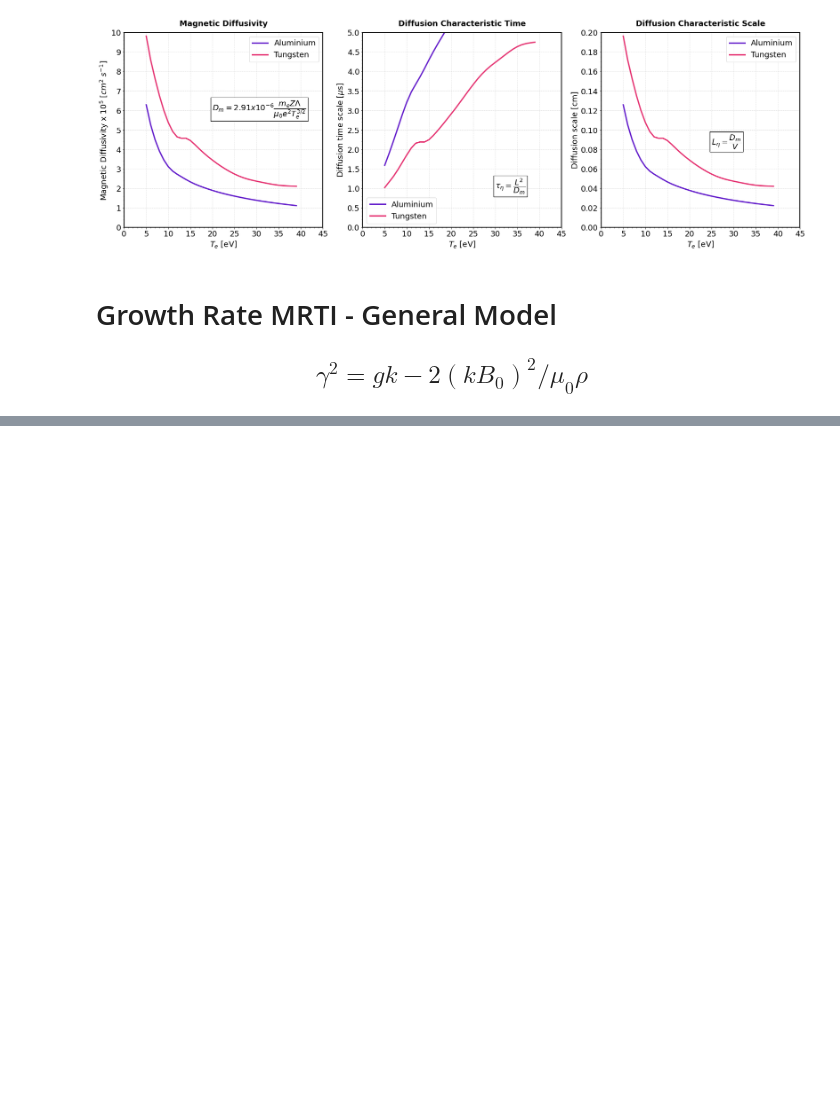
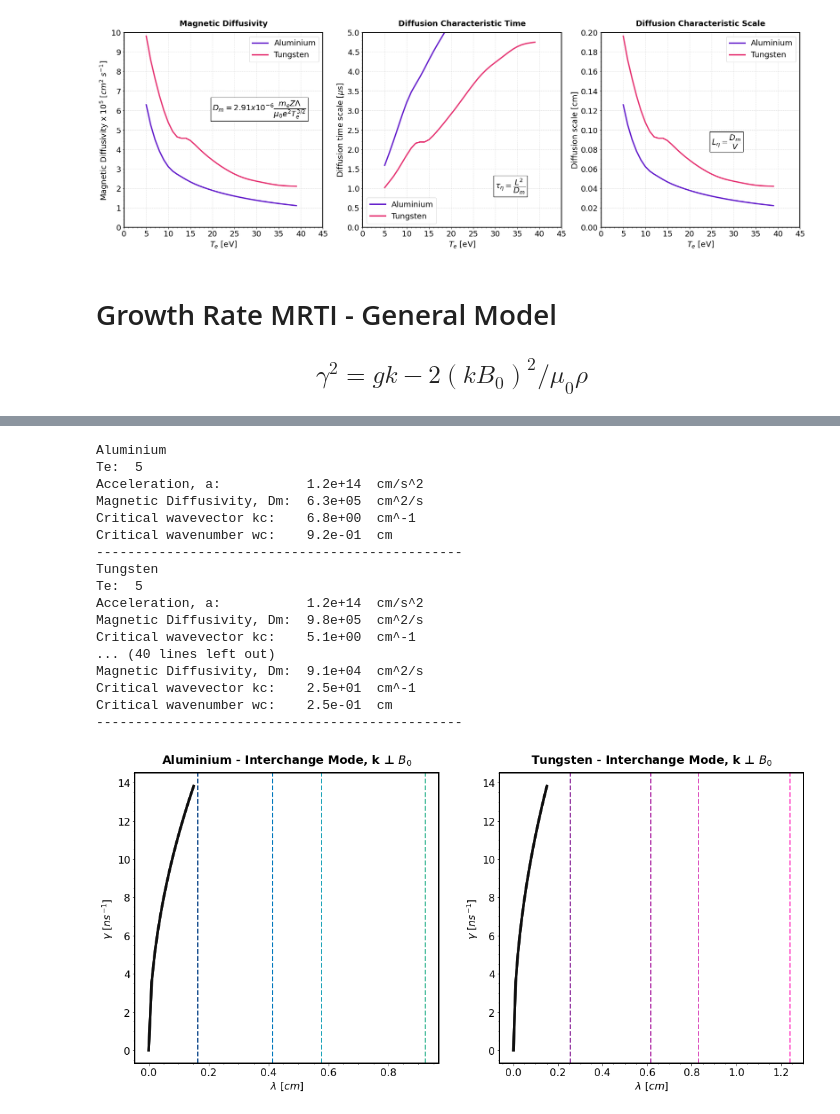
Before and after one commit to stemerlini/MagnetoRT, a Jupyter notebook: MagnetoRT.ipynb, the cells around one changed output, grey strips where cells are left out. Cells and saved outputs as stored; diff of their text form; code cells hidden in the pictures; blank space fills up the shorter version.

```diff
--- a/MagnetoRT.ipynb
+++ b/MagnetoRT.ipynb
@@ -730,0 +754,71 @@ Text(0.5, 1.0, 'MRT - Undular Mode, k || $B_0$ ')
+# %%
+wl = np.arange(0,0.16,0.01)                    # [cm]
+
+# PRETTY PLOT
+# --------------------------------------------------------------------------------------
+
+fig = plt.figure(figsize=(18.6,8.3))
+gs  = fig.add_gridspec(ncols=2, nrows=1,hspace=0,wspace=0.2)
+ax  = gs.subplots()
+
+for axis in ['top','bottom','left','right']:
+    ax[0].spines[axis].set_linewidth(2)
+    ax[1].spines[axis].set_linewidth(2)
+
+shade_al = ['#50BFA1','#1DA3B8','#0077BC','#1D5391','#233C75']
+shade_w = ['#FF5CCC','#DC52BF','#B947B1','#973DA4','#512889']
+
+for i,temp in enumerate([5,10,20,100]):
+    al_flow         =    {'A':27, 'density': 6.1e-5, 'Te': temp , 'Ti': temp, 'V':5e6,  'L':0.2, 'Atw': 1, 'Zsrc': 'exp', 'B': 5}
+    w_flow          =    {'A':183,'density': 6.1e-5, 'Te': temp , 'Ti': temp, 'V':5e6,  'L':0.2, 'Atw': 1, 'Zsrc': 'exp', 'B': 5}
+    al  =   plasma(**al_flow)
+    w   =   plasma(**w_flow)
+
+    # CALL GROWTH RATE FUNCTION
+    gr_no_dam_al, gr_dam_al, al_wl_c   =    growth_rate_damped(al,wl)
+    gr_no_dam_w,  gr_dam_w,  w_wl_c    =    growth_rate_damped(w,wl)
+
+    ax[0].plot(wl, 1/(gr_no_dam_al)*1e9, lw = '4', linestyle = '-', color='black', alpha =0.5)
+    ax[0].plot(wl, 1/(gr_dam_al)*1e9,  lw = '4', color=shade_al[i])
+    ax[0].axvline(x=al_wl_c, ls = '--', lw = '2', color = shade_al[i])
+
+
+    ax[1].plot(wl, 1/(gr_no_dam_w)*1e9, lw = '4', linestyle = '-', color='black', alpha =0.5)
+    ax[1].plot(wl, 1/(gr_dam_w)*1e9,  lw = '4', color=shade_w[i])
+    ax[1].axvline(x=w_wl_c, ls = '--', lw = '2', color = shade_w[i])
+
+
+ax[0].set_title('Aluminium - Interchange Mode, k ⊥ $B_0$', fontsize = 18,  weight = 'bold', pad = "15")
+ax[1].set_title('Tungsten - Interchange Mode, k ⊥ $B_0$', fontsize = 18,  weight = 'bold', pad = "15")
+
+for axis in ax:
+    # axis.set_xlim([0,1.6])
+    # axis.set_xticks(np.arange(0,1.61,0.2))
+    # axis.set_ylim([0,300])
+    # axis.set_yticks(np.arange(0,301,30))
+    axis.tick_params(labelsize=16)
+    axis.set_xlabel(r'$\lambda$ [$cm$]', fontsize=16)
+    axis.set_ylabel(r'$\gamma$ [$ns^{-1}$]', fontsize=16)
+    axis.minorticks_on()
+    # axis.legend(['Without $D_m$','With $D_m$'],loc = 'upper right', frameon=False, fontsize = 16)
+
+# plt.savefig('gamma_damping.png', dpi=330)
+# %% [output]
+Aluminium
+Te:  5
+Acceleration, a:           1.2e+14  cm/s^2
+Magnetic Diffusivity, Dm:  6.3e+05  cm^2/s
+Critical wavevector kc:    6.8e+00  cm^-1
+Critical wavenumber wc:    9.2e-01  cm
+-----------------------------------------------
+Tungsten
+Te:  5
+Acceleration, a:           1.2e+14  cm/s^2
+Magnetic Diffusivity, Dm:  9.8e+05  cm^2/s
+Critical wavevector kc:    5.1e+00  cm^-1
+... (40 lines left out)
+Magnetic Diffusivity, Dm:  9.1e+04  cm^2/s
+Critical wavevector kc:    2.5e+01  cm^-1
+Critical wavenumber wc:    2.5e-01  cm
+-----------------------------------------------
+[figure, added]
```
Also changed, not shown: parts of 3 cells of this notebook.
